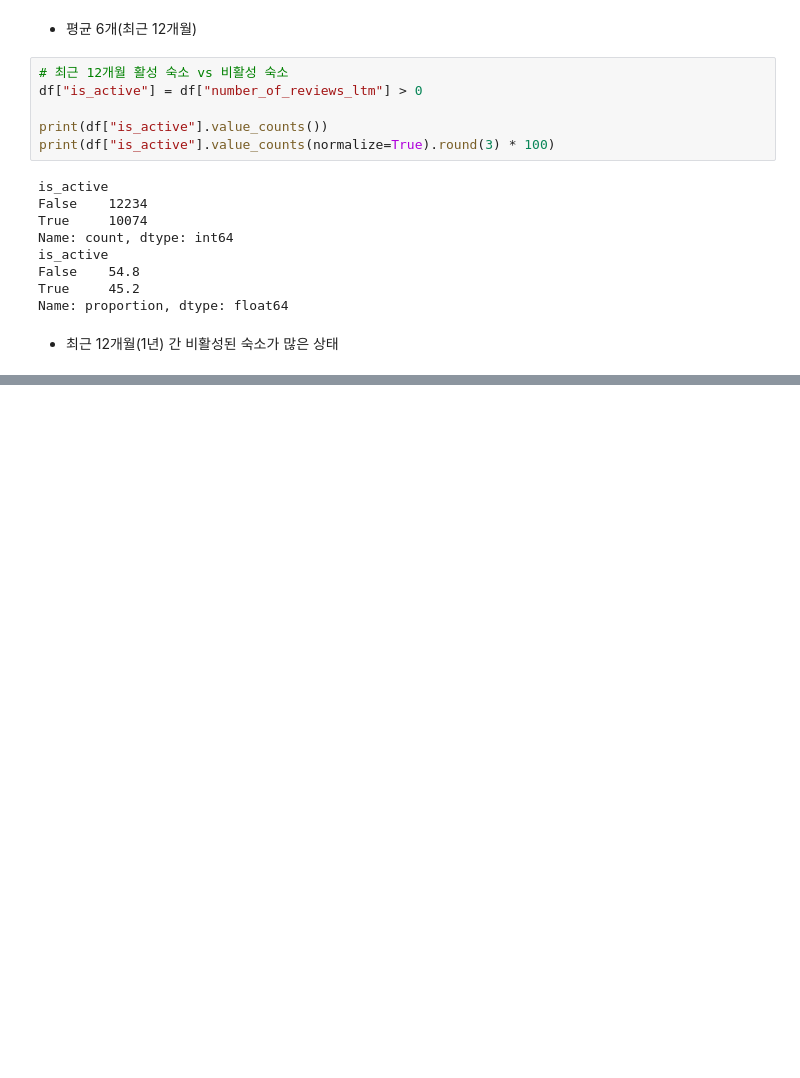
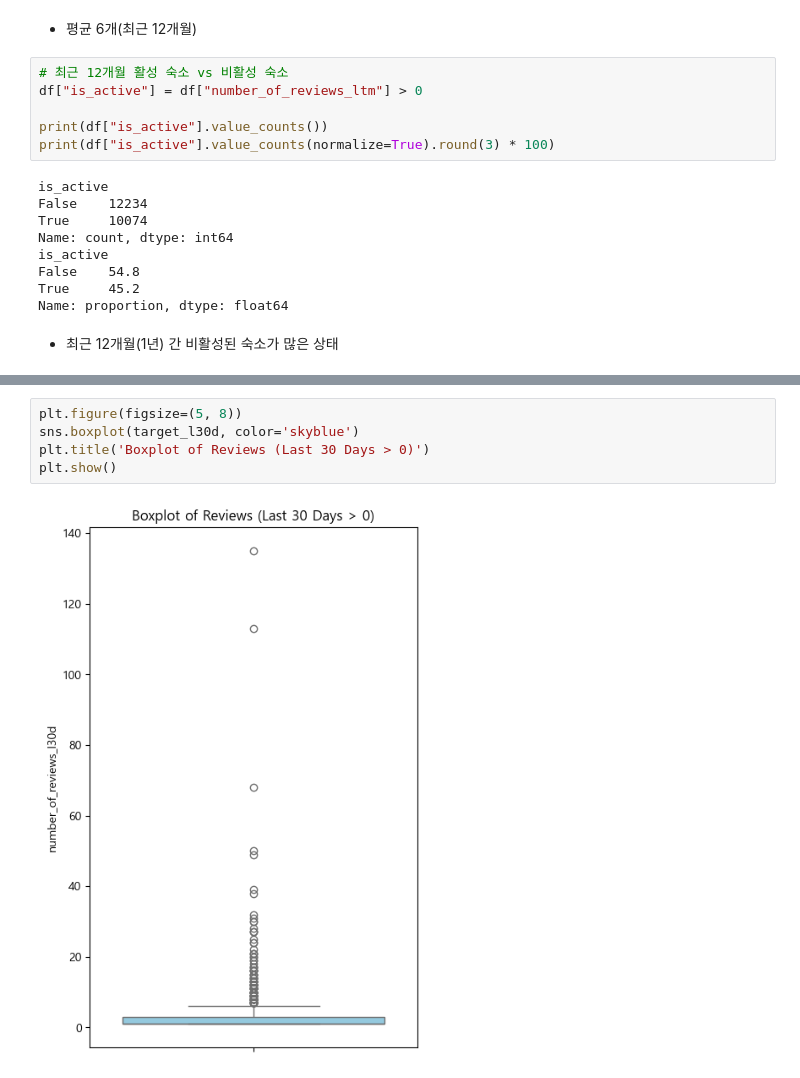
Before and after one commit to sybeom528/airbnb_price_prediction, a Jupyter notebook: notebooks/pjh.ipynb, the cells around one changed output, grey strips where cells are left out. Saved outputs shown, nothing was run; the diff lists cells and outputs as text; blank space fills up the shorter version.

```diff
--- a/notebooks/pjh.ipynb
+++ b/notebooks/pjh.ipynb
@@ -672,0 +725,7 @@ Name: proportion, dtype: float64
+# %%
+plt.figure(figsize=(5, 8))
+sns.boxplot(target_l30d, color='skyblue')
+plt.title('Boxplot of Reviews (Last 30 Days > 0)')
+plt.show()
+# %% [output]
+[figure, added]
```
Also changed, not shown: parts of 6 cells of this notebook.
